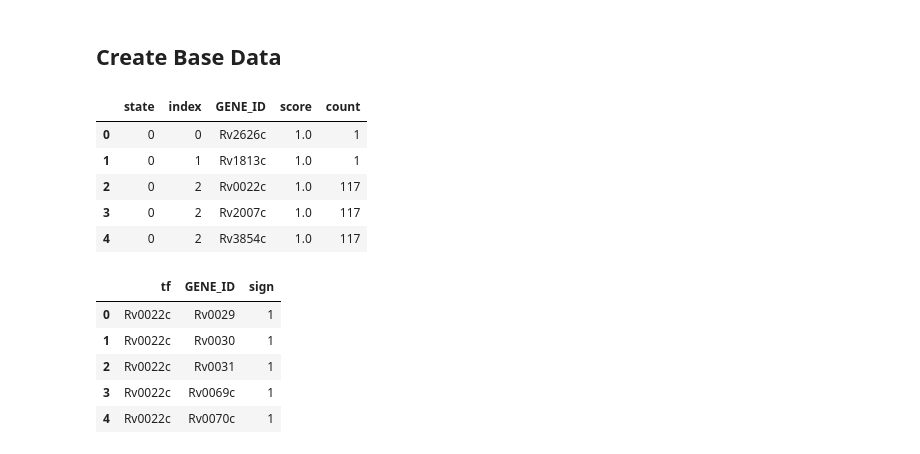
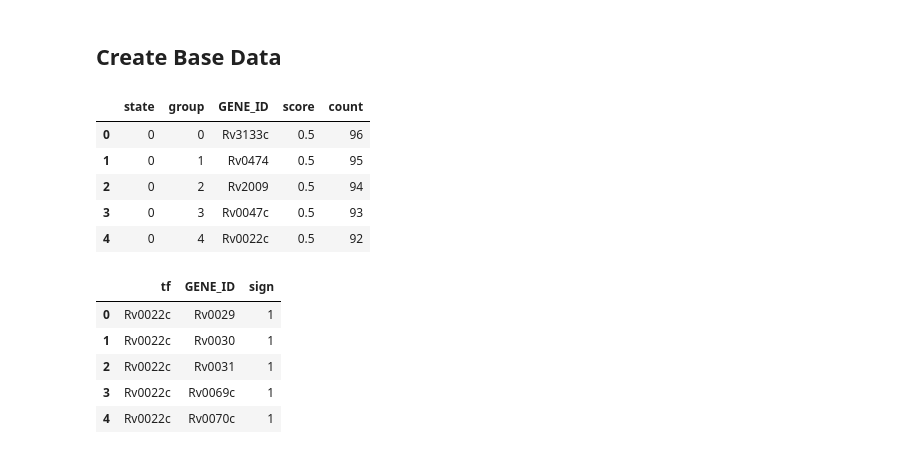
Before and after one commit to uwescience/xstate, a Jupyter notebook: notebooks/Sufficient Feature Sets.ipynb, the cells around one changed output. Saved outputs shown, nothing was run; the diff lists cells and outputs as text; code cells hidden in the pictures.

```diff
--- a/notebooks/Classification Groups.ipynb
+++ b/notebooks/Sufficient Feature Sets.ipynb
@@ -25,21 +25,23 @@ import pandas as pd
 # %%
 # These are the "long" data that have individual replications, not averages
 PROVIDER = DataProvider()
 PROVIDER.do()
 TRINARY = TrinaryData(is_averaged=False, is_dropT1=False)  # Trinary data
 DF_X = TRINARY.df_X
 SER_Y = TRINARY.ser_y
 STATES = SER_Y.unique()
 path = os.path.join(cn.DATA_DIR, "fit_result.xlsx")
 DF_FIT = pd.read_excel(path)
-DF_FIT.head()
+path = os.path.join(cn.DATA_DIR, "fit_result_tf.xlsx")
+DF_FIT_TF = pd.read_excel(path)
+DF_FIT_TF.head()
 # %% [output]
-|  | state | index | GENE_ID | score | count |
-| 0 | 0 | 0 | Rv2626c | 1.0 | 1 |
-| 1 | 0 | 1 | Rv1813c | 1.0 | 1 |
-| 2 | 0 | 2 | Rv0022c | 1.0 | 117 |
-| 3 | 0 | 2 | Rv2007c | 1.0 | 117 |
-| 4 | 0 | 2 | Rv3854c | 1.0 | 117 |
+|  | state | group | GENE_ID | score | count |
+| 0 | 0 | 0 | Rv3133c | 0.5 | 96 |
+| 1 | 0 | 1 | Rv0474 | 0.5 | 95 |
+| 2 | 0 | 2 | Rv2009 | 0.5 | 94 |
+| 3 | 0 | 3 | Rv0047c | 0.5 | 93 |
+| 4 | 0 | 4 | Rv0022c | 0.5 | 92 |
 # %%
 PROVIDER.df_trn_signed.head()
 # %% [output]
```
Also changed, not shown: parts of 13 cells of this notebook, 1 other file.
